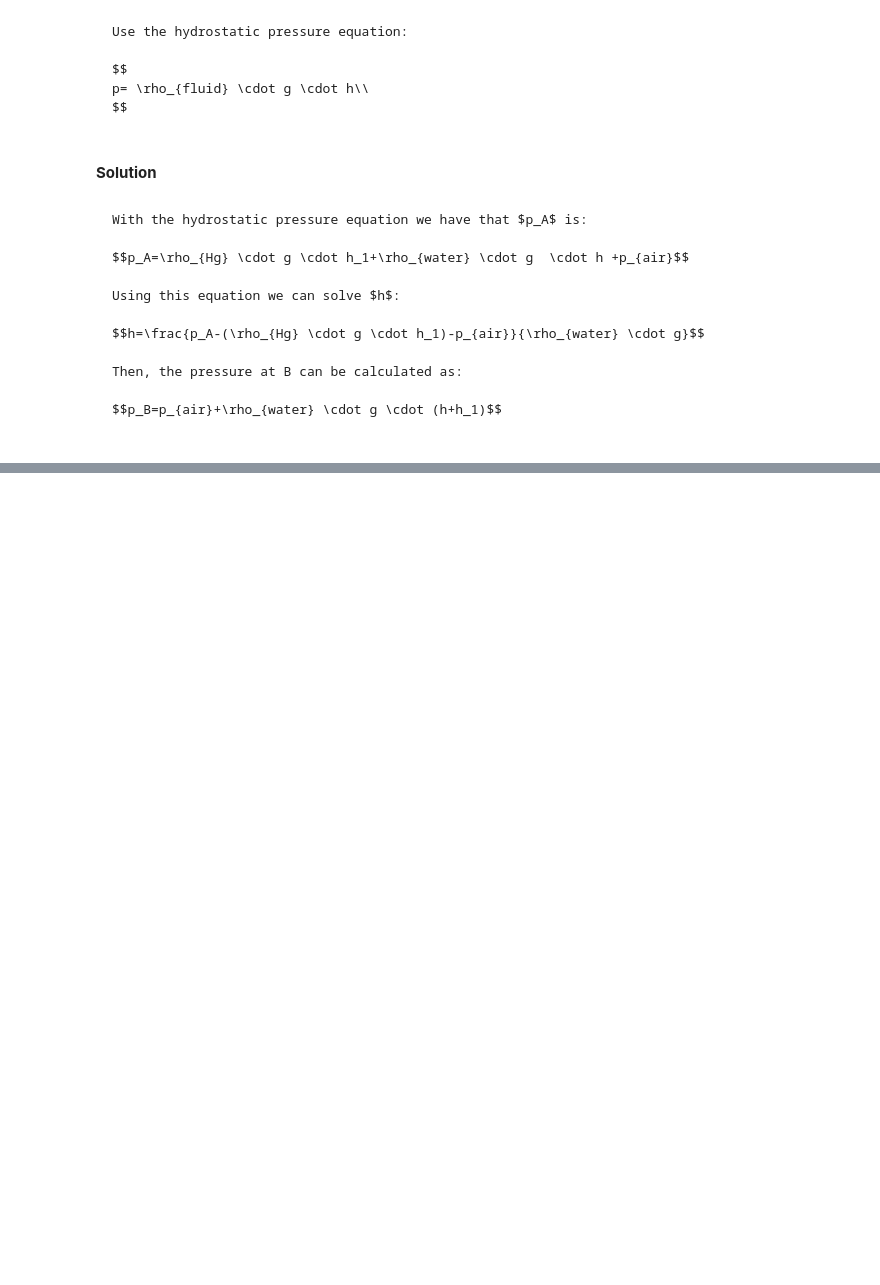
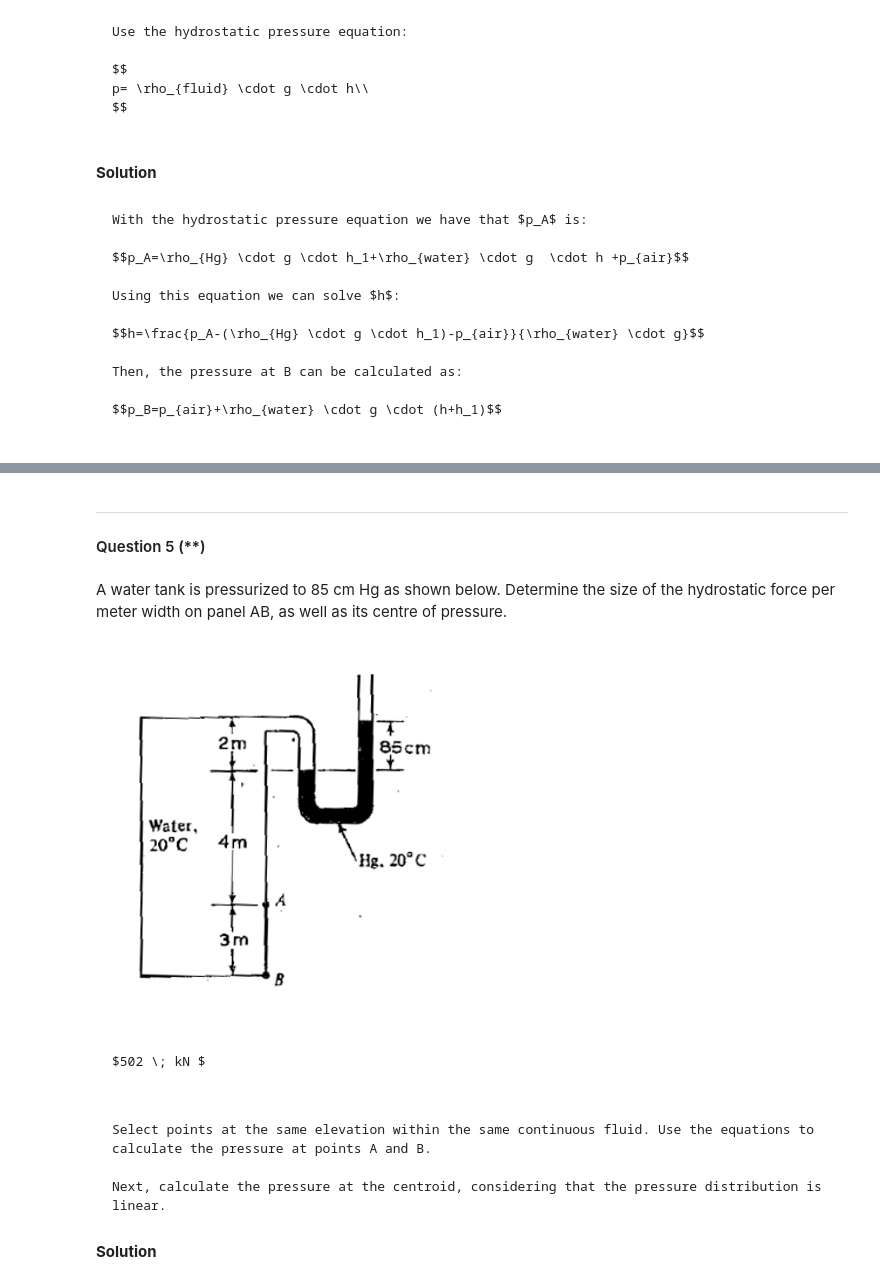
Before and after one commit to Maria9925/CIVIL_202_25, a Jupyter notebook: _sources/Module2Hydrostatics_Sol.ipynb, the cells around one changed output, grey strips where cells are left out. Cells and saved outputs as stored; diff of their text form; code cells hidden in the pictures; blank space fills up the shorter version.

````diff
--- a/_sources/Module2Hydrostatics_Sol.ipynb
+++ b/_sources/Module2Hydrostatics_Sol.ipynb
@@ -2971,0 +3235,12 @@ p_{B_{}} &= \frac{ p_{B} }{ 1000 } \\&= \frac{ 203475.80 }{ 1000 } \\&= 203.48 \
+# %%
+%%render long 2
+d=2 #m
+h_below=0.5 #m
+r= d/2 #m
+F_mag= rho_water*g*(r+h_below)*pi*d**2/4 #N
+F_mag_= F_mag/1000 #kN
+
+I_x= pi*(d/2)**4/4 #m4
+y_c= r+h_below #m
+A= pi*d**2/4 #m2
+y_p= y_c+I_x/(y_c*A) #m
@@ -2971,0 +3265,28 @@ p_{B_{}} &= \frac{ p_{B} }{ 1000 } \\&= \frac{ 203475.80 }{ 1000 } \\&= 203.48 \
+# %% [markdown]
+---
+#### Question 5 (**)
+# %% [markdown]
+A water tank is pressurized to 85 cm Hg as shown below. Determine the size of the hydrostatic force per meter width on panel AB, as well as its centre of pressure.
+# %%
+img = Image.open(r"figures/56.png")
+base_width = 350  # Change this to your desired width
+w_percent = base_width / float(img.size[0])
+h_size = int(float(img.size[1]) * w_percent)
+resized_img = img.resize((base_width, h_size))
+resized_img
+# %% [output]
+[figure, added]
+# %% [markdown]
+```{dropdown} Answer
+
+$502 \; kN $
+
+```
+# %% [markdown]
+```{dropdown} Hint
+Select points at the same elevation within the same continuous fluid. Use the equations to calculate the pressure at points A and B.
+
+Next, calculate the pressure at the centroid, considering that the pressure distribution is linear.
+```
+# %% [markdown]
+**Solution**
````
Also changed, not shown: parts of 182 cells of this notebook, 19 other files.
